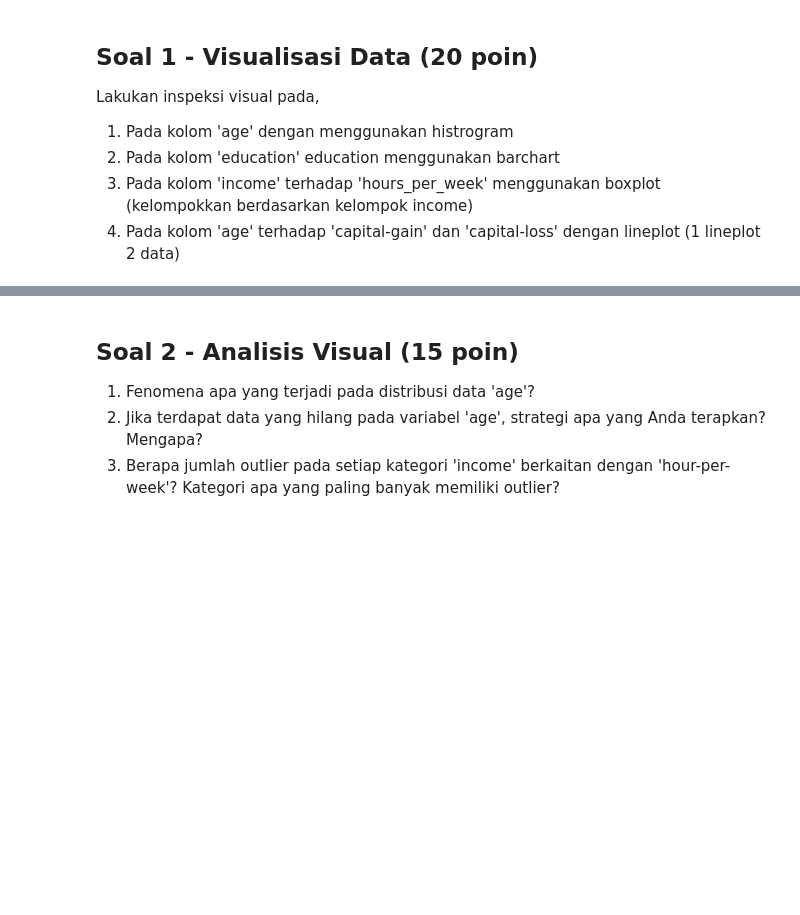
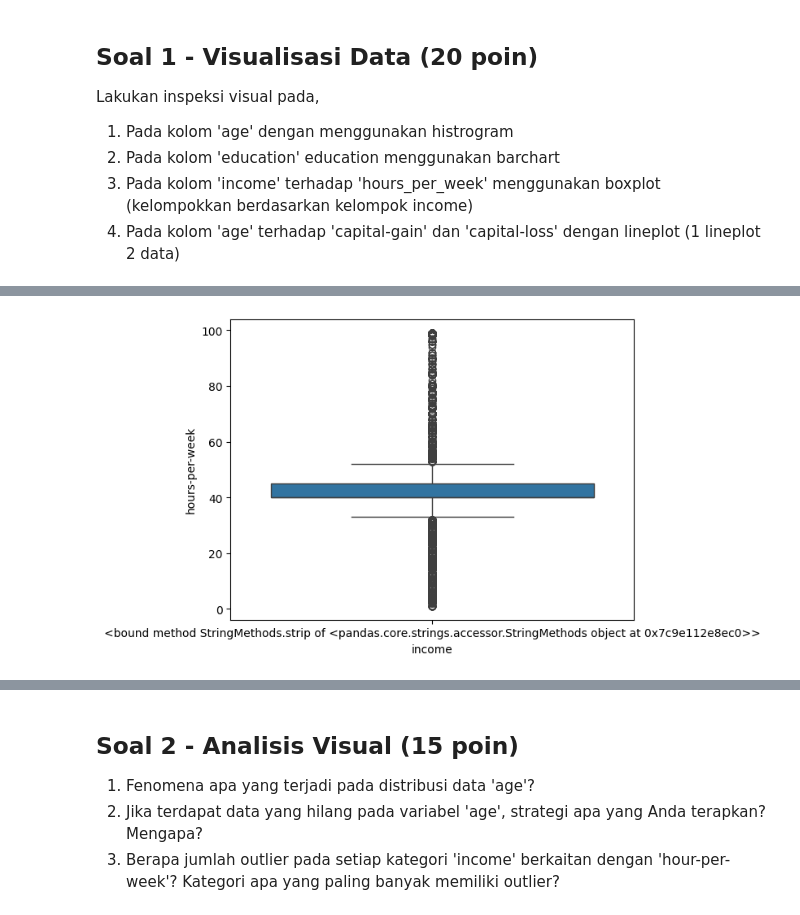
Before and after one commit to SatrioHubs/meMachine_Learning_2025, a Jupyter notebook: Satrio_Ahmad_Ramadhani_2341720163_27_KUIS1_ML.ipynb, the cells around one changed output, grey strips where cells are left out. Saved outputs shown, nothing was run; the diff lists cells and outputs as text; code cells hidden in the pictures; blank space fills up the shorter version.

```diff
--- a/Satrio_Ahmad_Ramadhani_2341720163_27_KUIS1_ML.ipynb
+++ b/Satrio_Ahmad_Ramadhani_2341720163_27_KUIS1_ML.ipynb
@@ -105,2 +185,6 @@ Lakukan inspeksi visual pada,
 # %%
 # Jawab 1.3 - Boxplot
+sns.boxplot(data=df, x='income', y='hours-per-week')
+plt.show()
+# %% [output]
+[figure, added]
```
Also changed, not shown: parts of 18 cells of this notebook.
